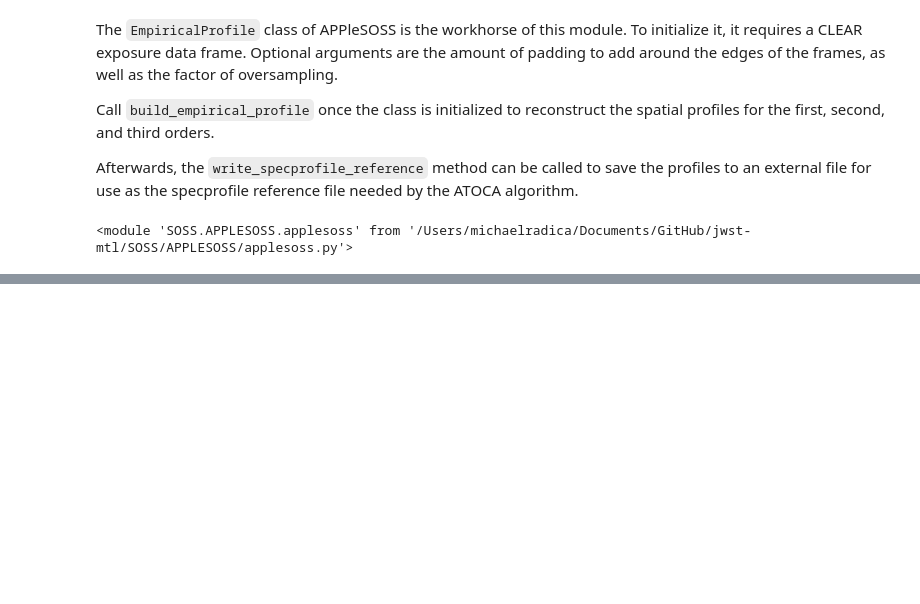
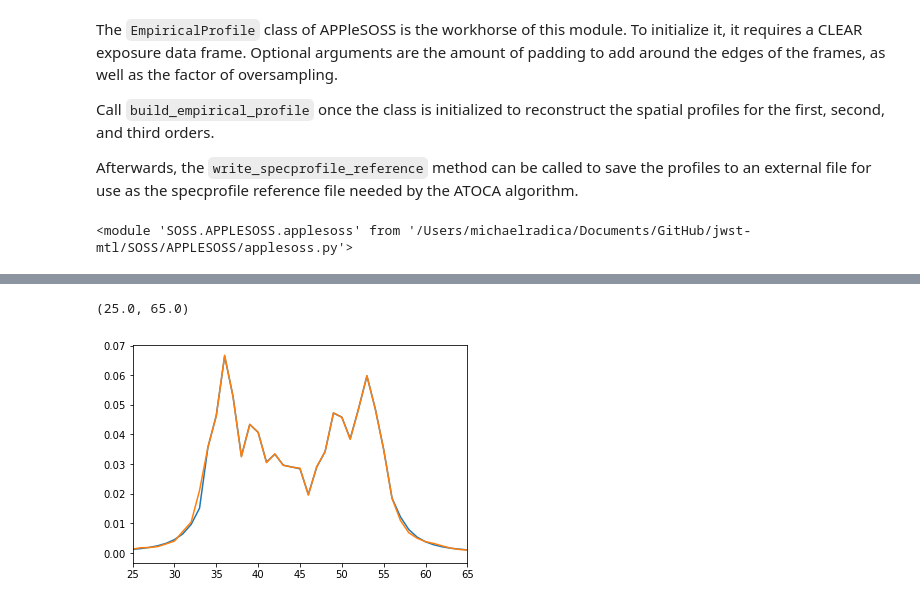
Before and after one commit to njcuk9999/jwst-mtl, a Jupyter notebook: SOSS/APPLESOSS/applesoss_demo.ipynb, the cells around one changed output, grey strips where cells are left out. Drawn from its saved outputs; the diff is of its cells as text; code cells hidden in the pictures; blank space fills up the shorter version.

```diff
--- a/SOSS/APPLESOSS/applesoss_demo.ipynb
+++ b/SOSS/APPLESOSS/applesoss_demo.ipynb
@@ -162,0 +179,8 @@ Saving to file APPLESOSS_ref_2D_profile_SUBSTRIP256_os1_pad0.fits
+# %%
+plt.plot((spat_prof.order1[:, 1750]))
+plt.plot((ref_o1[:, 1750]))
+plt.xlim(25, 65)
+#plt.ylim(-5, -1)
+# %% [output]
+(25.0, 65.0)
+[figure, added]
```
Also changed, not shown: parts of 8 cells of this notebook, 1 other file.
